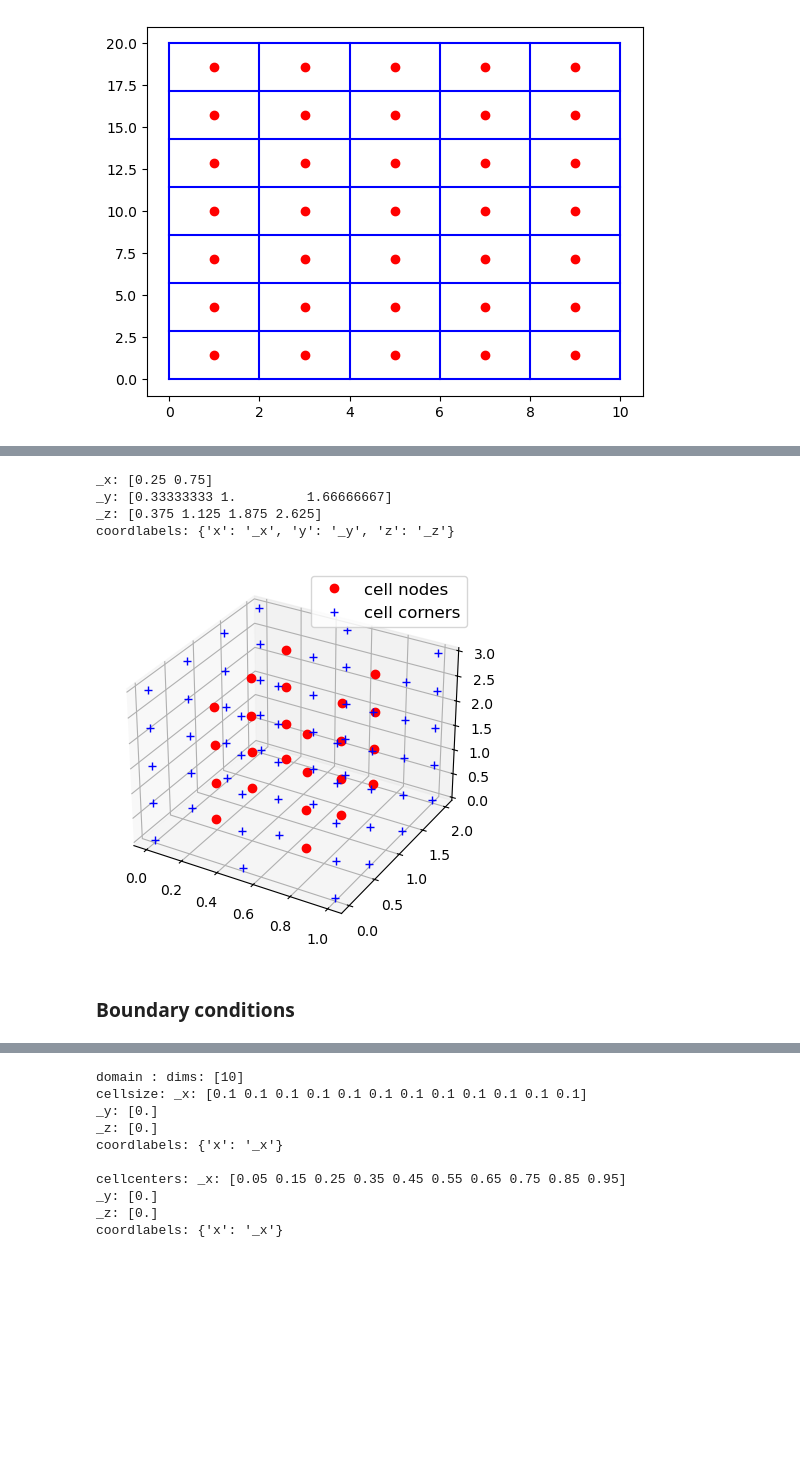
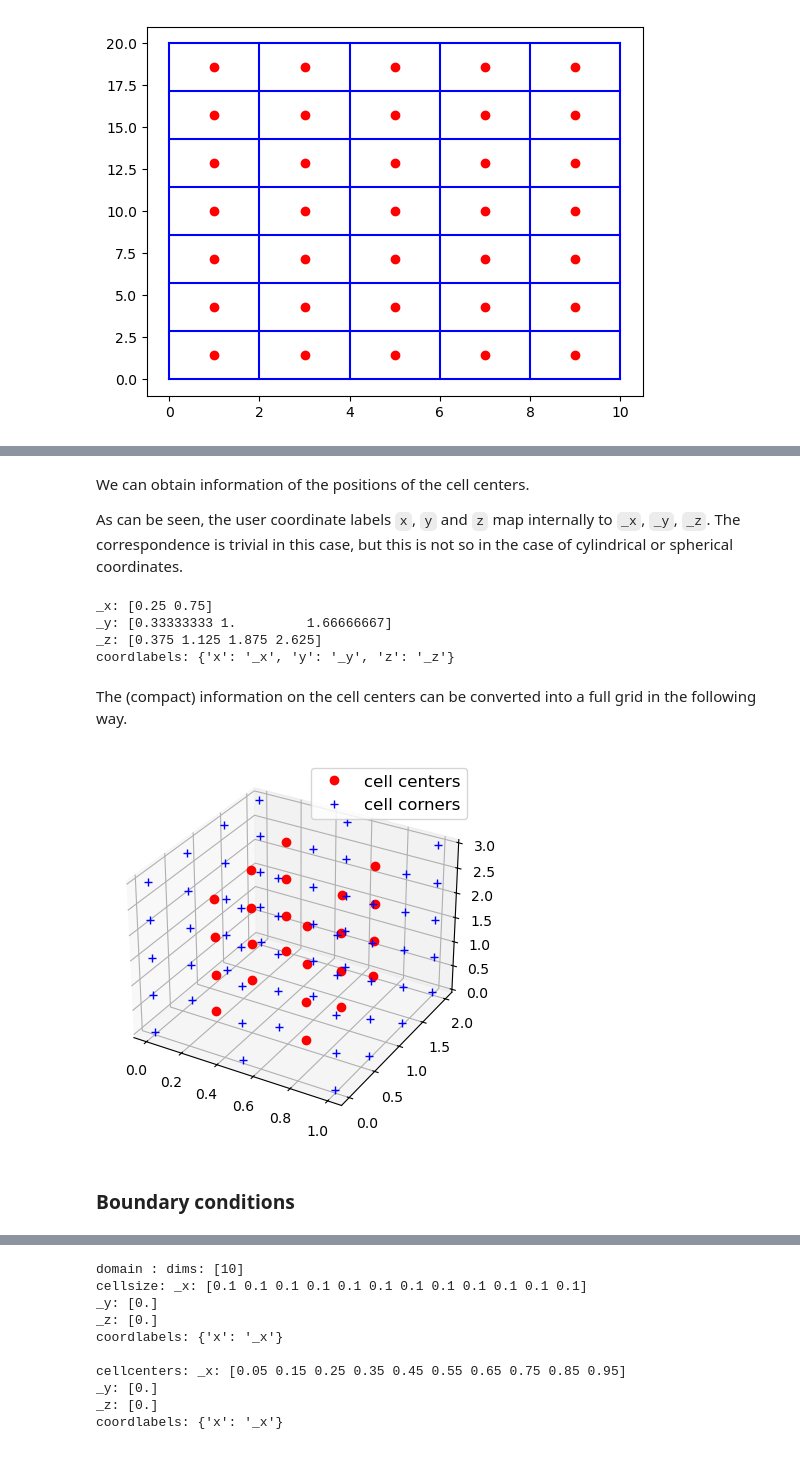
Before and after one commit to FiniteVolumeTransportPhenomena/PyFVTool, a Jupyter notebook: examples-notebooks/PyFVTool-introduction-demo.ipynb, the cells around one changed output, grey strips where cells are left out. Cells and saved outputs as stored; diff of their text form; code cells hidden in the pictures; blank space fills up the shorter version.

```diff
--- a/examples-notebooks/PyFVTool-introduction-demo.ipynb
+++ b/examples-notebooks/PyFVTool-introduction-demo.ipynb
@@ -114,17 +104,12 @@ plt.plot(Xf.T, Yf.T, 'b-', label='faces (north/south)');
 # %%
-# create a 2D grid and visualize it
-Nx, Ny, Nz = int(2), int(3), int(4)
-Lx, Ly, Lz = float(1.0), float(2.0), float(3.0)
+Nx, Ny, Nz = 2, 3, 4
+Lx, Ly, Lz = 1.0, 2.0, 3.0
+
 m = pf.Grid3D(Nx, Ny, Nz, Lx, Ly, Lz)
-
-X, Y, Z = np.meshgrid(m.cellcenters.x,
-                      m.cellcenters.y,
-                      m.cellcenters.z,
-                      indexing='ij')
-Xf, Yf, Zf = np.meshgrid(m.facecenters.x,
-                         m.facecenters.y,
-                         m.facecenters.z,
-                         indexing='ij')
+# %% [markdown]
+We can obtain information of the positions of the cell centers.
+
+As can be seen, the user coordinate labels `x`, `y` and `z` map internally to `_x`, `_y`, `_z`. The correspondence is trivial in this case, but this is not so in the case of cylindrical or spherical coordinates.
 # %%
 m.cellcenters
 # %% [output]
@@ -132,3 +117,5 @@ _x: [0.25 0.75]
 _y: [0.33333333 1.         1.66666667]
 _z: [0.375 1.125 1.875 2.625]
 coordlabels: {'x': '_x', 'y': '_y', 'z': '_z'}
+# %% [markdown]
+The (compact) information on the cell centers can be converted into a full grid in the following way.
@@ -135,14 +131,19 @@ coordlabels: {'x': '_x', 'y': '_y', 'z': '_z'}
 # %%
-# Plot the 3D grid in an interactive projection
+# Plot the 3D grid
+
+# TO DO: make this interactive! this will require ipywidgets
+# This can probably only be done once these Notebooks are not used as pytest tests anymore.
+# The Notebooks used for tests should be converted to simple test scripts, and the Notebooks
+# can then simply be used as examples.
+
 hfig = plt.figure()
 ax = plt.axes(projection='3d')
 
-ax.plot3D(X.flatten(), Y.flatten(), Z.flatten(), 'ro', label='cell nodes')
+ax.plot3D(X.flatten(), Y.flatten(), Z.flatten(), 'ro', label='cell centers')
 ax.plot3D(Xf.flatten(), Yf.flatten(), Zf.flatten(), 'b+', label='cell corners')
 ax.legend(fontsize=12, loc='best');
 # %% [output]
-[figure, old version]
+[figure, new version]
 # %% [markdown]
-<a id="boundary_id"></a>
 ### Boundary conditions
 # %% [markdown]
```
Also changed, not shown: parts of 62 cells of this notebook.
